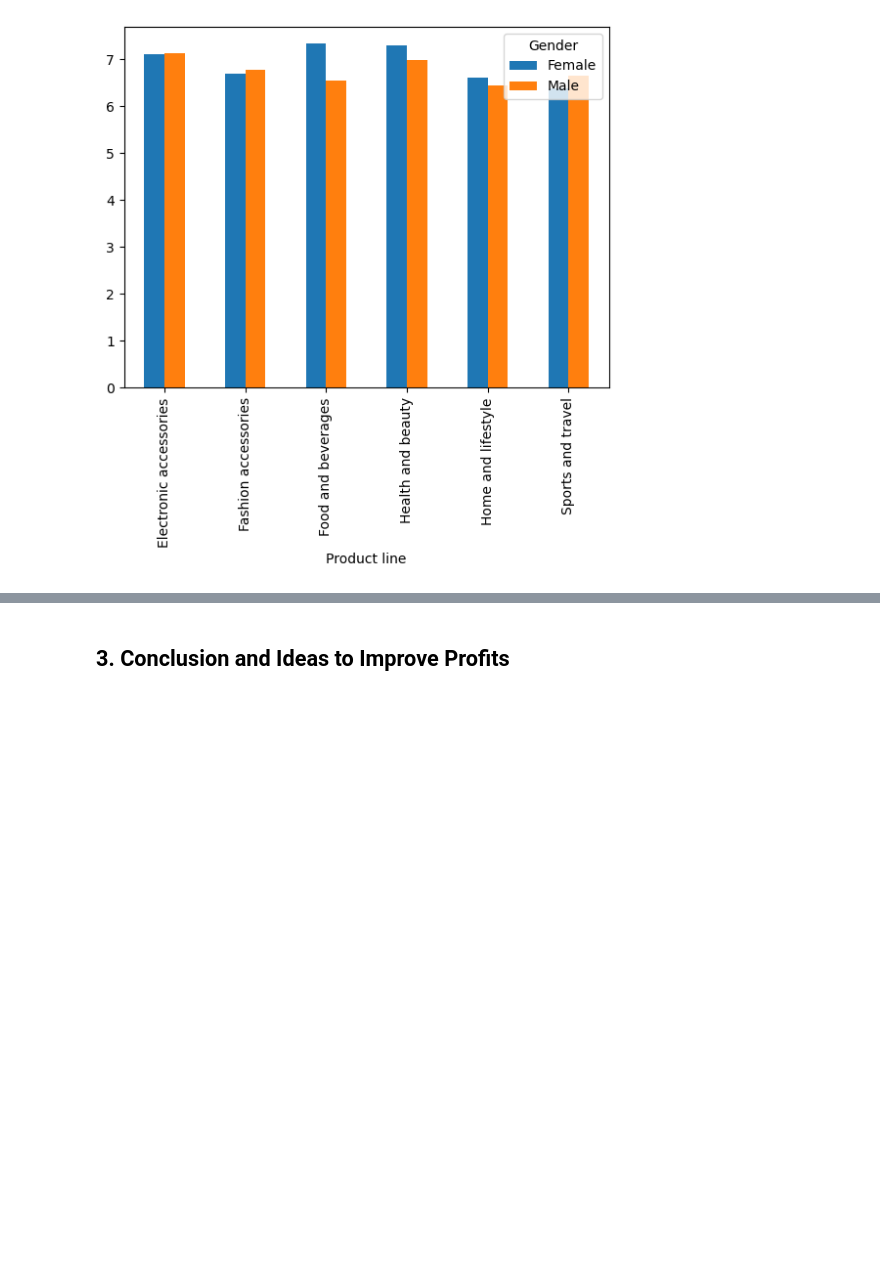
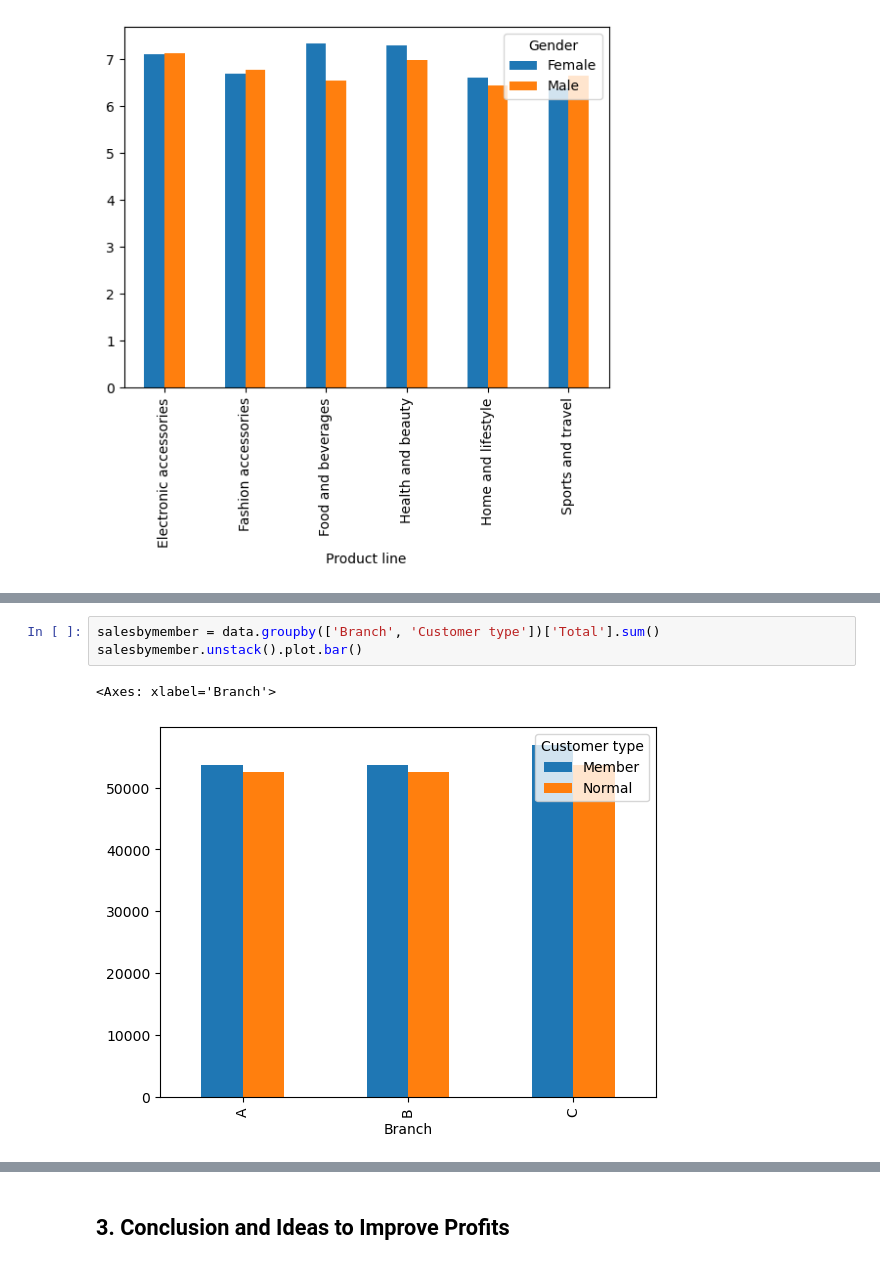
Before and after one commit to xianchangmeng/Supermaket-sales-analysis, a Jupyter notebook: Supermarket Sales.ipynb, the cells around one changed output, grey strips where cells are left out. Saved outputs shown, nothing was run; the diff lists cells and outputs as text; blank space fills up the shorter version.

```diff
--- a/Supermarket Sales.ipynb
+++ b/Supermarket Sales.ipynb
@@ -475,0 +480,6 @@ for branch in data['Branch'].unique():
+# %%
+salesbymember = data.groupby(['Branch', 'Customer type'])['Total'].sum()
+salesbymember.unstack().plot.bar()
+# %% [output]
+<Axes: xlabel='Branch'>
+[figure, added]
```
Also changed, not shown: parts of 16 cells of this notebook.
